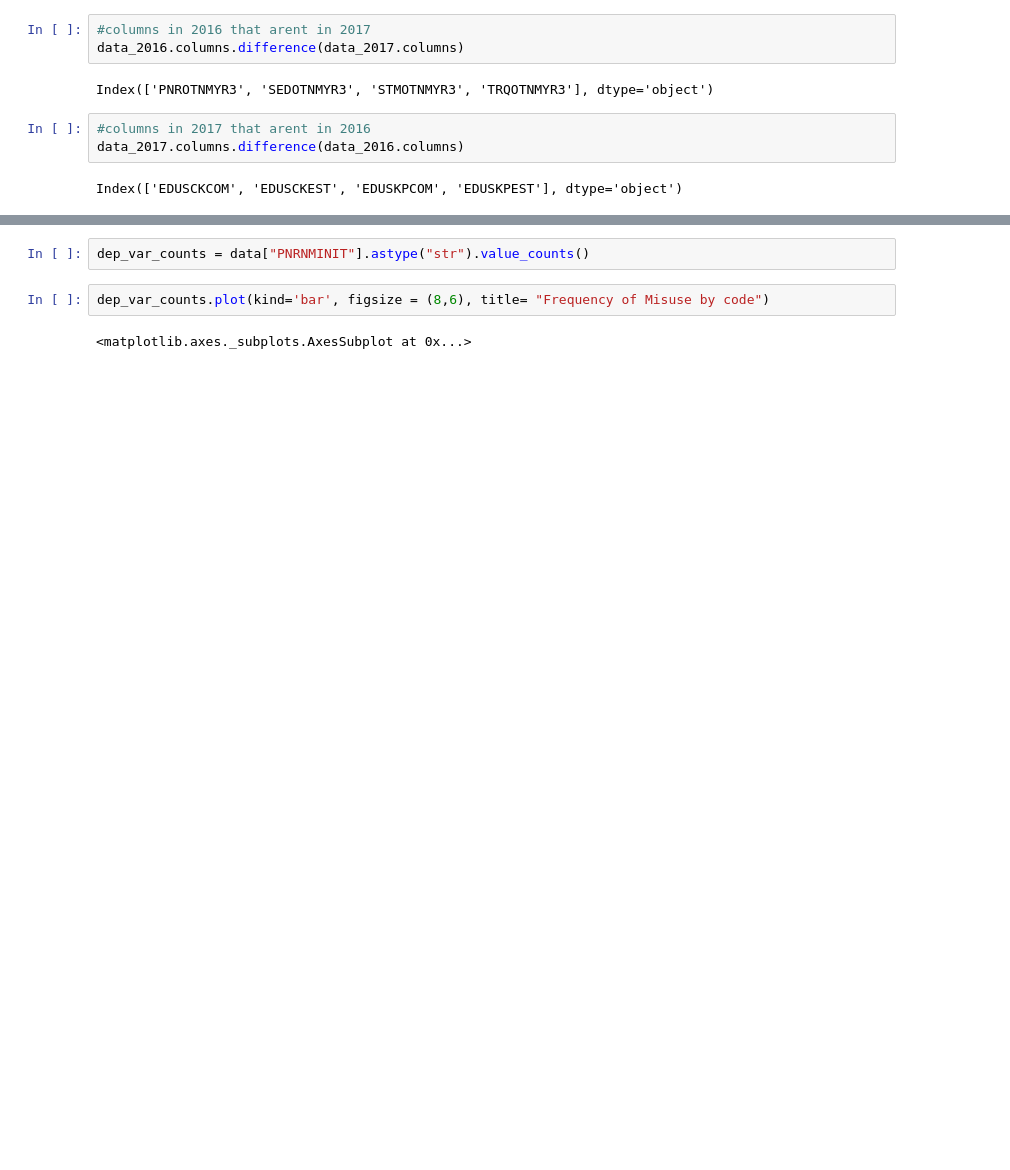
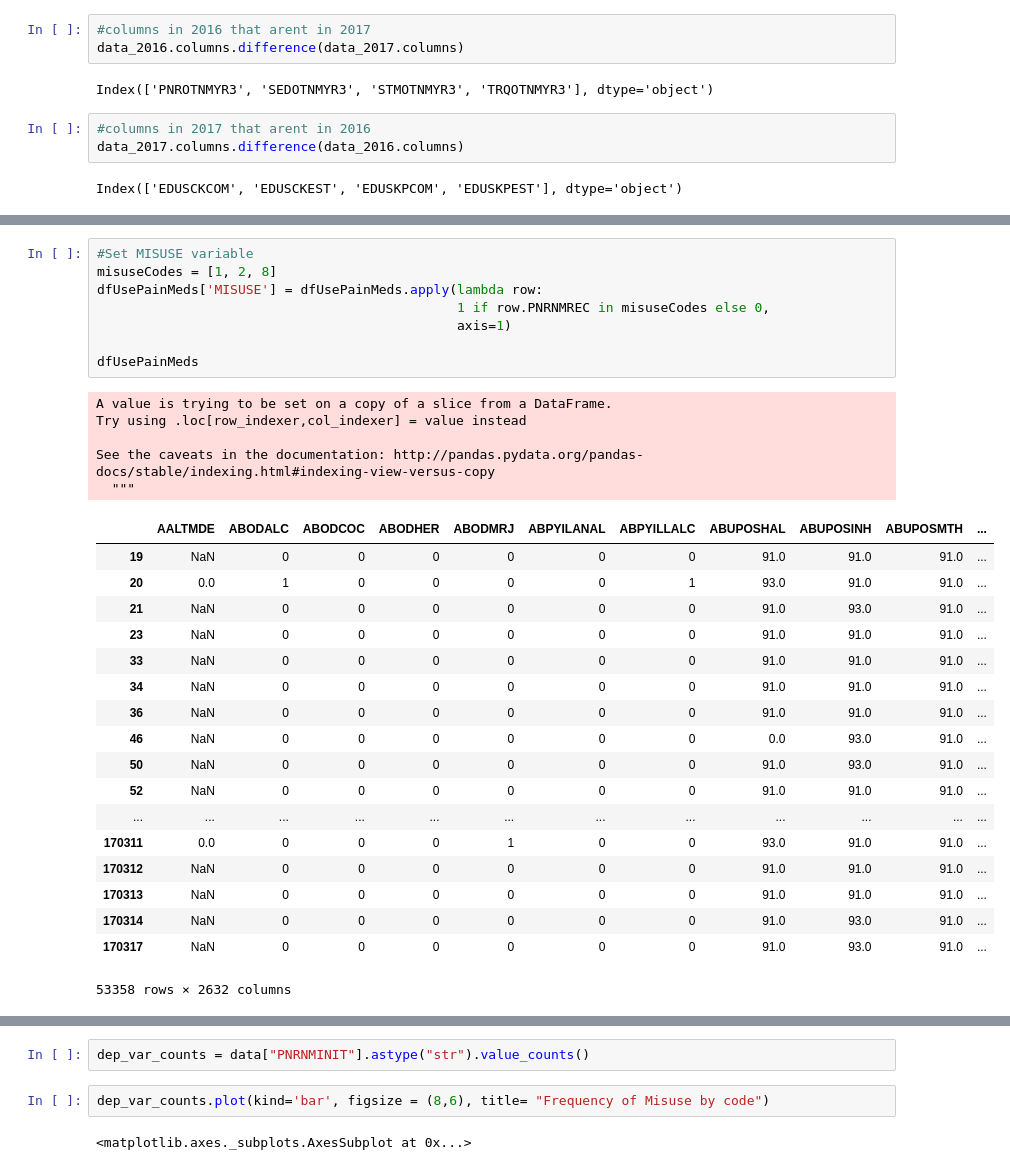
Before and after one commit to sharadv99/capstone-OpioidAddictionRisk, a Jupyter notebook: Initial_Data_Prep_and_Exploration.ipynb, the cells around one changed output, grey strips where cells are left out. Cells and saved outputs as stored; diff of their text form; blank space fills up the shorter version.

```diff
--- a/Initial_Data_Prep_and_Exploration.ipynb
+++ b/Initial_Data_Prep_and_Exploration.ipynb
@@ -91,0 +115,32 @@ Name: TRQNMLAS1, Length: 56897, dtype: int64
+# %%
+#Set MISUSE variable
+misuseCodes = [1, 2, 8]
+dfUsePainMeds['MISUSE'] = dfUsePainMeds.apply(lambda row:
+                                              1 if row.PNRNMREC in misuseCodes else 0,
+                                              axis=1)
+
+dfUsePainMeds
+# %% [output]
+A value is trying to be set on a copy of a slice from a DataFrame.
+Try using .loc[row_indexer,col_indexer] = value instead
+
+See the caveats in the documentation: http://pandas.pydata.org/pandas-docs/stable/indexing.html#indexing-view-versus-copy
+  """
+|  | AALTMDE | ABODALC | ABODCOC | ABODHER | ABODMRJ | ABPYILANAL | ABPYILLALC | ABUPOSHAL | ABUPOSINH | ABUPOSMTH | ... |
+| 19 | NaN | 0 | 0 | 0 | 0 | 0 | 0 | 91.0 | 91.0 | 91.0 | ... |
+| 20 | 0.0 | 1 | 0 | 0 | 0 | 0 | 1 | 93.0 | 91.0 | 91.0 | ... |
+| 21 | NaN | 0 | 0 | 0 | 0 | 0 | 0 | 91.0 | 93.0 | 91.0 | ... |
+| 23 | NaN | 0 | 0 | 0 | 0 | 0 | 0 | 91.0 | 91.0 | 91.0 | ... |
+| 33 | NaN | 0 | 0 | 0 | 0 | 0 | 0 | 91.0 | 91.0 | 91.0 | ... |
+| 34 | NaN | 0 | 0 | 0 | 0 | 0 | 0 | 91.0 | 91.0 | 91.0 | ... |
+| 36 | NaN | 0 | 0 | 0 | 0 | 0 | 0 | 91.0 | 91.0 | 91.0 | ... |
+| 46 | NaN | 0 | 0 | 0 | 0 | 0 | 0 | 0.0 | 93.0 | 91.0 | ... |
+| 50 | NaN | 0 | 0 | 0 | 0 | 0 | 0 | 91.0 | 93.0 | 91.0 | ... |
+| 52 | NaN | 0 | 0 | 0 | 0 | 0 | 0 | 91.0 | 91.0 | 91.0 | ... |
+| ... | ... | ... | ... | ... | ... | ... | ... | ... | ... | ... | ... |
+| 170311 | 0.0 | 0 | 0 | 0 | 1 | 0 | 0 | 93.0 | 91.0 | 91.0 | ... |
+| 170312 | NaN | 0 | 0 | 0 | 0 | 0 | 0 | 91.0 | 91.0 | 91.0 | ... |
+| 170313 | NaN | 0 | 0 | 0 | 0 | 0 | 0 | 91.0 | 91.0 | 91.0 | ... |
+| 170314 | NaN | 0 | 0 | 0 | 0 | 0 | 0 | 91.0 | 93.0 | 91.0 | ... |
+| 170317 | NaN | 0 | 0 | 0 | 0 | 0 | 0 | 91.0 | 93.0 | 91.0 | ... |
+53358 rows × 2632 columns
```
Also changed, not shown: parts of 22 cells of this notebook.
